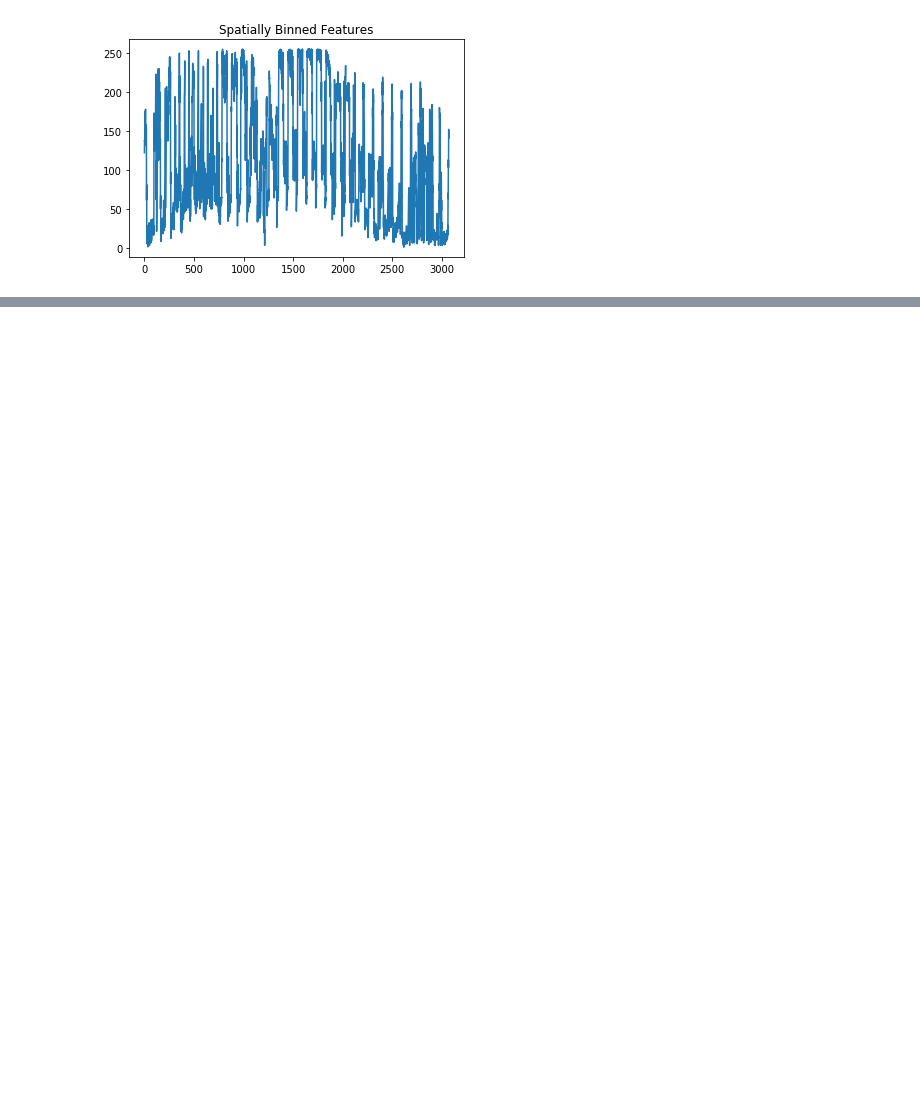
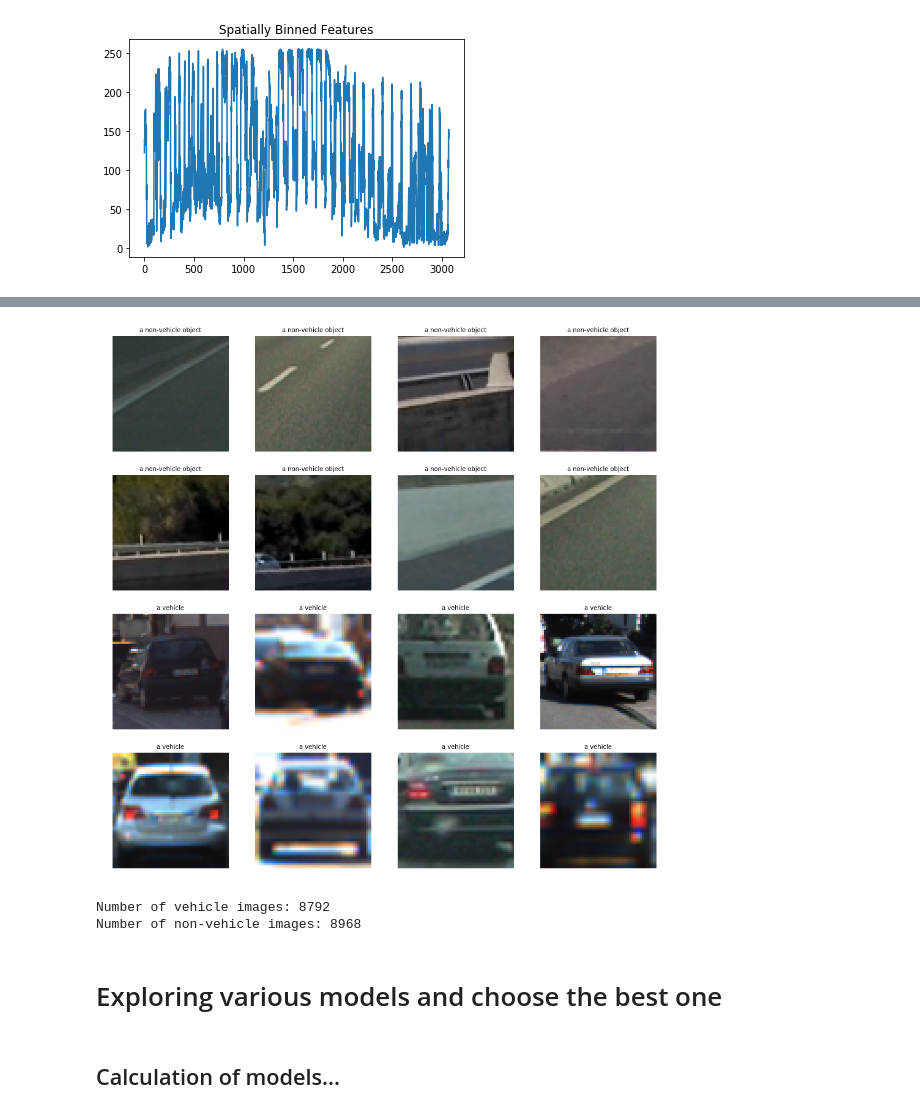
Before and after one commit to rbiegacz/Udacity-CarND, a Jupyter notebook: CarND-Vehicle-Detection-master/vehicle_detection.ipynb, the cells around one changed output, grey strips where cells are left out. Drawn from its saved outputs; the diff is of its cells as text; code cells hidden in the pictures; blank space fills up the shorter version.

```diff
--- a/CarND-Vehicle-Detection-master/vehicle_detection.ipynb
+++ b/CarND-Vehicle-Detection-master/vehicle_detection.ipynb
@@ -123,0 +91,33 @@ roadlanes.convolutions()
+# %%
+car_images = glob('util_images/vehicles/**/*.png')
+noncar_images = glob('util_images/non-vehicles/**/*.png')
+# %%
+fig, axs = plt.subplots(4, 4, figsize=(16, 16))
+axs = axs.ravel()
+
+for i in np.arange(8):
+    img = cv2.imread(noncar_images[np.random.randint(0,len(noncar_images))])
+    img = cv2.cvtColor(img,cv2.COLOR_BGR2RGB)
+    axs[i].axis('off')
+    axs[i].set_title('a non-vehicle object', fontsize=10)
+    axs[i].imshow(img)
+
+for i in np.arange(8,16):
+    img = cv2.imread(car_images[np.random.randint(0,len(car_images))])
+    img = cv2.cvtColor(img,cv2.COLOR_BGR2RGB)
+    axs[i].axis('off')
+    axs[i].set_title('a vehicle', fontsize=10)
+    axs[i].imshow(img)
+# %% [output]
+[figure, added]
+# %%
+print("Number of vehicle images: {}".format(len(car_images)))
+
+print("Number of non-vehicle images: {}".format(len(noncar_images)))
+# %% [output]
+Number of vehicle images: 8792
+Number of non-vehicle images: 8968
+# %% [markdown]
+# Exploring various models and choose the best one
+# %% [markdown]
+## Calculation of models...
```
Also changed, not shown: parts of 20 cells of this notebook.
